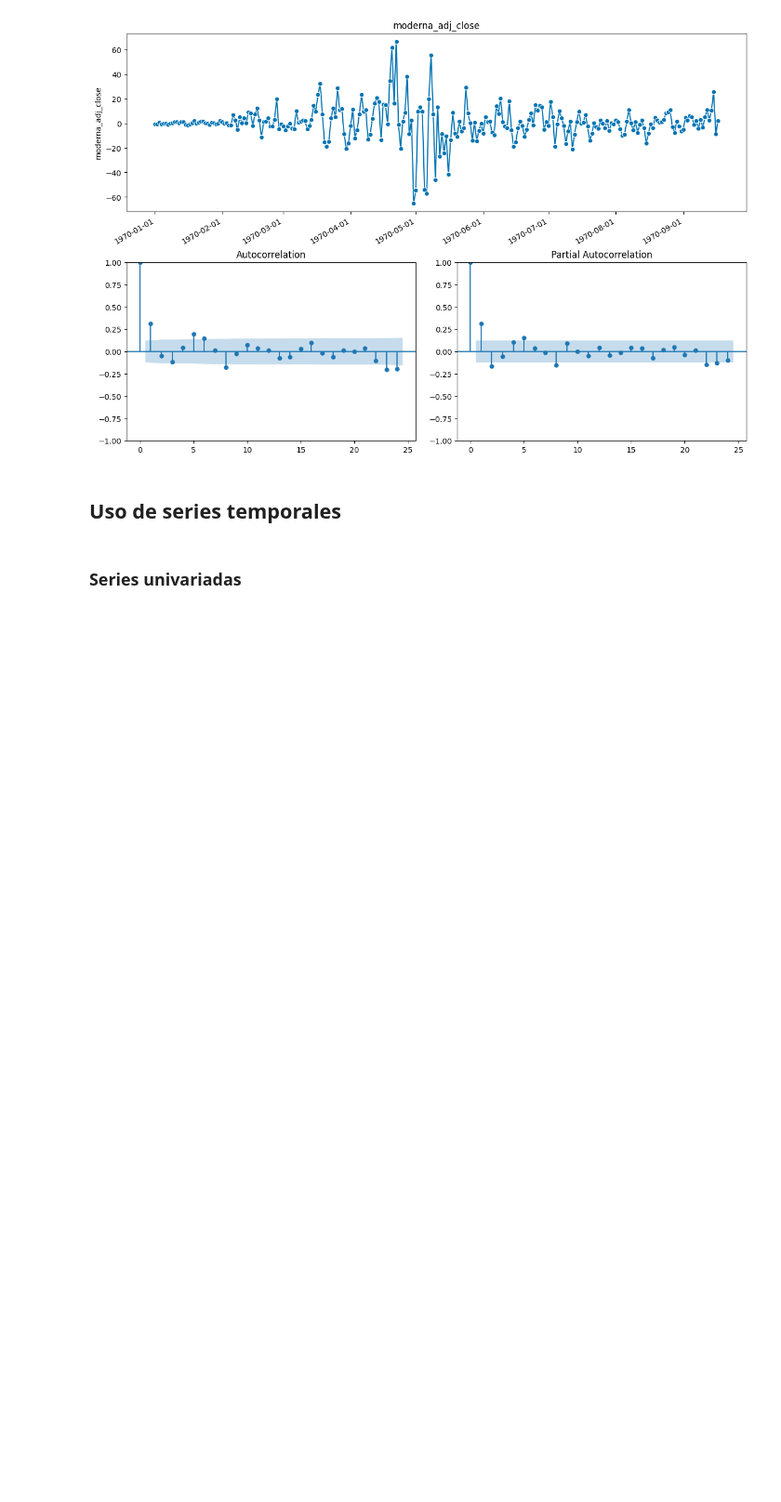
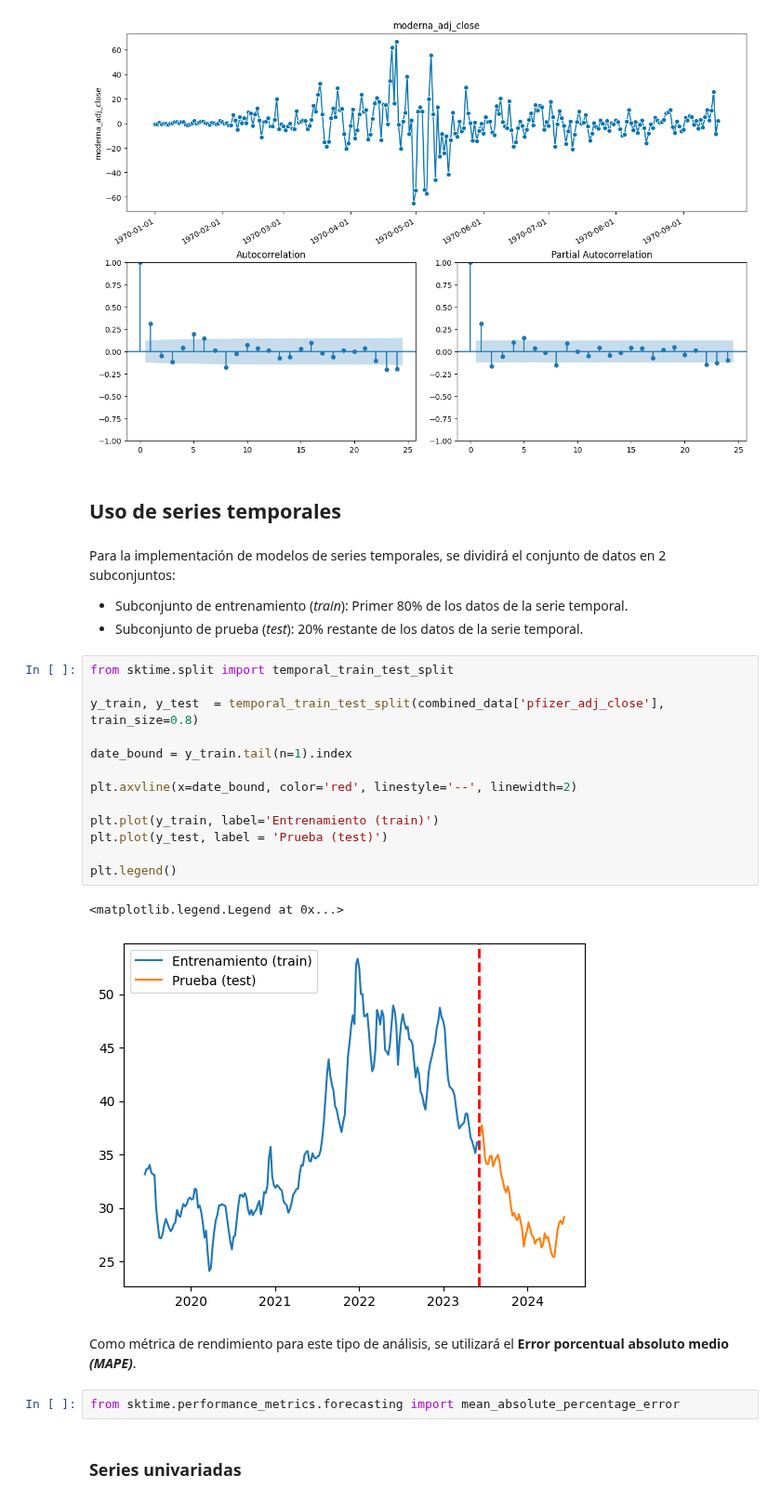
Before and after one commit to alu0101351773/TAAD_practicas, a Jupyter notebook: src/time_series.ipynb, the cells around one changed output. Shown at 93% size. Drawn from its saved outputs; the diff is of its cells as text; blank space fills up the shorter version.

```diff
--- a/src/time_series.ipynb
+++ b/src/time_series.ipynb
@@ -534,5 +534,30 @@ homemade_plot_correlations(combined_data['moderna_adj_close'].diff().dropna())
 [figure]
 # %% [markdown]
 ## Uso de series temporales
+# %% [markdown]
+Para la implementación de modelos de series temporales, se dividirá el conjunto de datos en 2 subconjuntos:
+
+* Subconjunto de entrenamiento (_train_): Primer 80% de los datos de la serie temporal.
+* Subconjunto de prueba (_test_): 20% restante de los datos de la serie temporal.
+# %%
+from sktime.split import temporal_train_test_split
+
+y_train, y_test  = temporal_train_test_split(combined_data['pfizer_adj_close'], train_size=0.8)
+
+date_bound = y_train.tail(n=1).index
+
+plt.axvline(x=date_bound, color='red', linestyle='--', linewidth=2)
+
+plt.plot(y_train, label='Entrenamiento (train)')
+plt.plot(y_test, label = 'Prueba (test)')
+
+plt.legend()
+# %% [output]
+<matplotlib.legend.Legend at 0x...>
+[figure, added]
+# %% [markdown]
+Como métrica de rendimiento para este tipo de análisis, se utilizará el **Error porcentual absoluto medio _(MAPE)_**.
+# %%
+from sktime.performance_metrics.forecasting import mean_absolute_percentage_error
 # %% [markdown]
 ### Series univariadas
```
Also changed, not shown: parts of 4 cells of this notebook.
